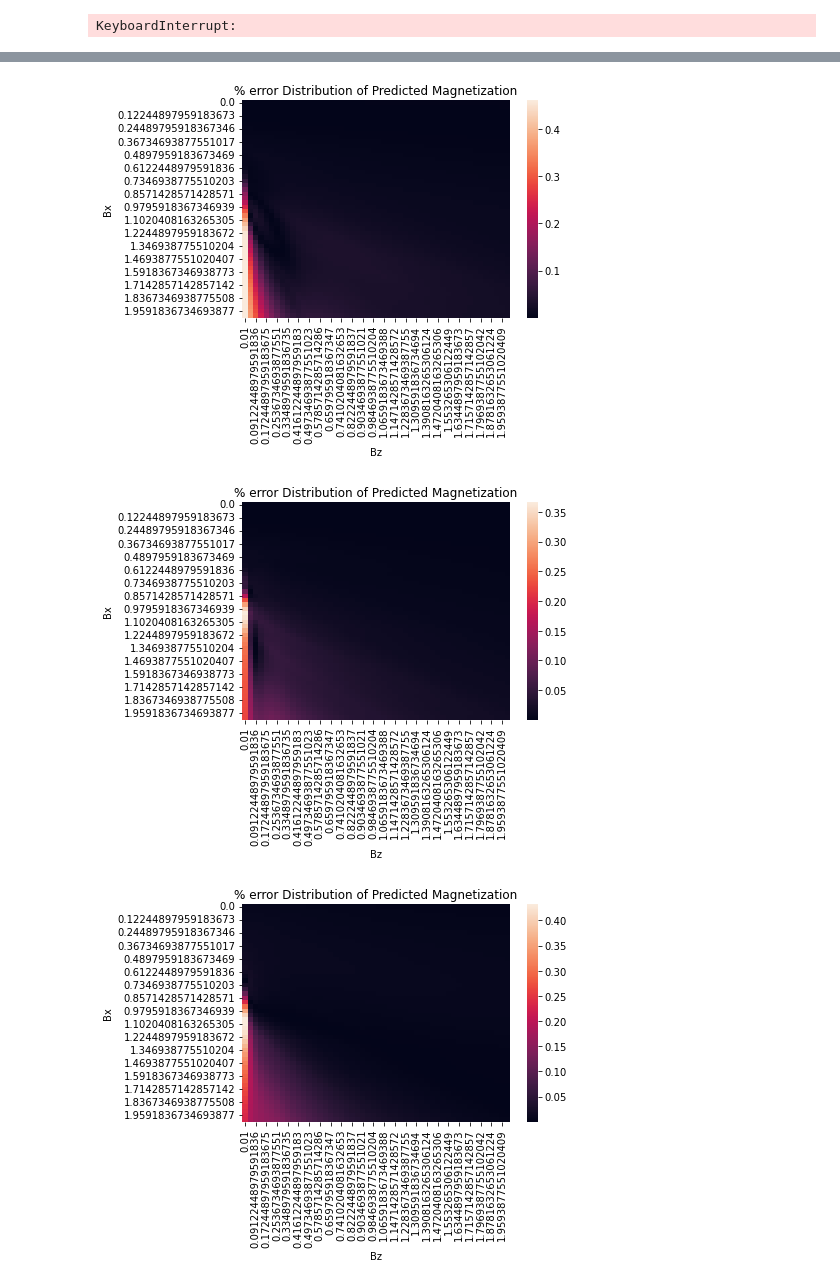
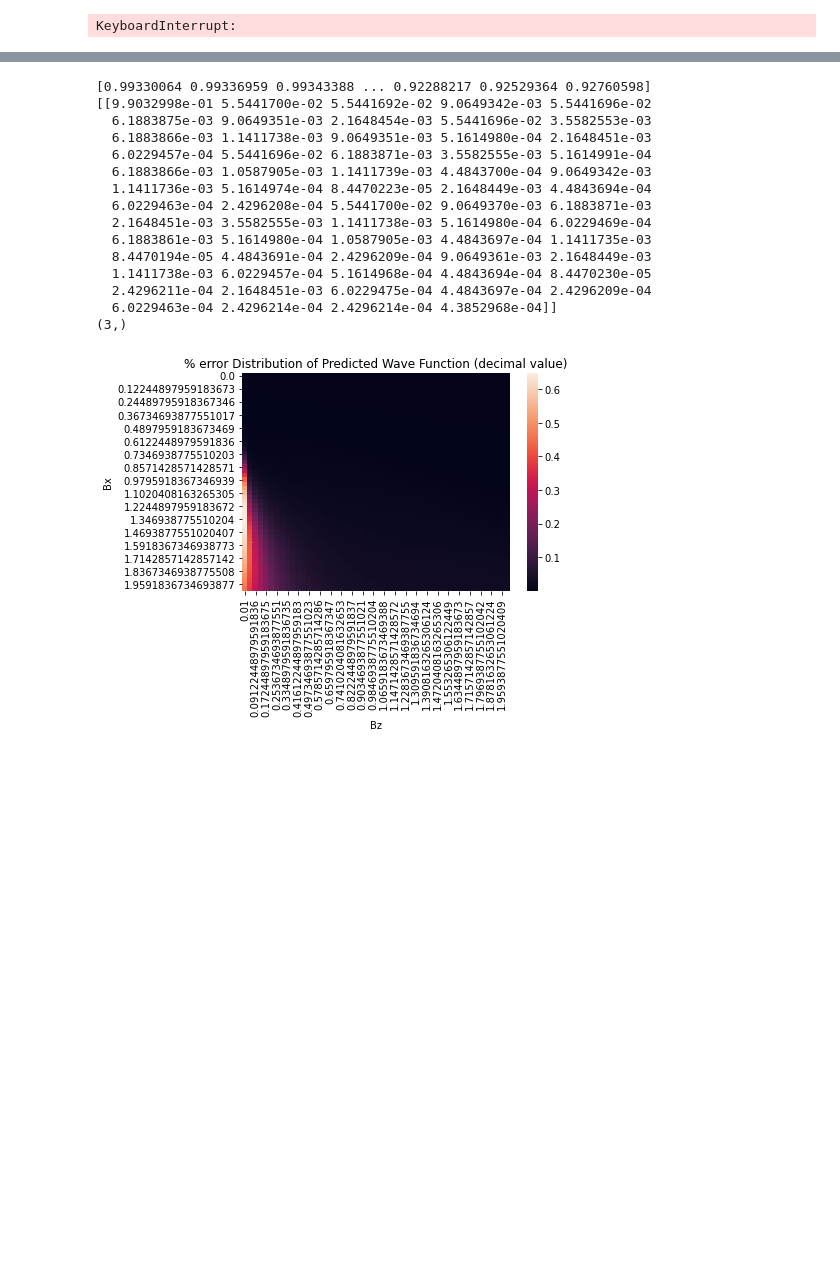
Before and after one commit to szaman19/MPSML, a Jupyter notebook: code/mps/Active_Learning.ipynb, the cells around one changed output, grey strips where cells are left out. Cells and saved outputs as stored; diff of their text form; code cells hidden in the pictures; blank space fills up the shorter version.

```diff
--- a/code/mps/Active_Learning.ipynb
+++ b/code/mps/Active_Learning.ipynb
@@ -122,15 +121,15 @@ def expand_pool(old_pool, error_points, max_pool_size):
     return old_pool
 # %%
 get_dataset = auto_encoder.get_dataset
-data_2 = '2-qubits.bin'
-data_4 = '4-qubits.bin'
-data_6 = '6-qubits.bin'
-data_7 = '7-qubits.bin'
-# data_8 = '8_qubit_crit_data.npz'
+data_2 = '2_qubit_crit_data.npz'
+data_4 = '4_qubit_crit_data.npz'
+data_6 = '6_qubit_crit_data.npz'
+data_7 = '7_qubit_crit_data.npz'
+data_8 = '8_qubit_crit_data.npz'
 # data_9 = '9_qubit_crit_data.npz'
 
 training_n_sizes = [2,4,7]
-validation_n_sizes = [6,8,9]
+validation_n_sizes = [6,8]
 
 pool_size = 2500
 
@@ -236,0 +232,13 @@ OSError: Failed to interpret file '2-qubits.bin' as a pickle
+# %%
+print("Training Validation ", learning_set)
+val_6 = next(iter(val_loaders[0]))
+val_8 = next(iter(val_loaders[1]))
+#val_9 = next(iter(val_loaders[2]))
+val_2 = next(iter(val_loaders[2]))
+val_4 = next(iter(val_loaders[3]))
+val_7 = next(iter(val_loaders[4]))
+
+
+train_sizes = [2,4,7]
+val_sizes = [6,8,2,4,7]
+model, tot_err, val_err, t_errs, val_errs = auto_encoder.mps_fit(mps_size, training_loaders, train_sizes, val_loaders, val_sizes)
@@ -507,28 +583,47 @@ No handles with labels found to put in legend.
 # %%
 import pandas as pd
 import seaborn as sns
 
 data_graph = np.load(data_6)
 Bx = data_graph['fields'].T[6]
 Bz = data_graph['fields'].T[12]
 
+pp=[]
+pp.append(error_data(mag_6,mag_6_t))
+
+print(mag_6)
+print(data_y_6[0].))
+print(np.shape(error_p))
 for i in error_p:
     data = pd.DataFrame(data={'Bx':Bx, 'Bz':Bz, '% error':i})
     data = data.pivot(index='Bx', columns='Bz', values='% error')
 #    plt.hist2d(Bx, By, bins=N_bins, cmap='plasma')
     sns.heatmap(data)
 
     # Plot a colorbar with label.
 #    cb = plt.colorbar()
 
     # Add title and labels to plot.
     plt.title('% error Distribution of Predicted Wave Function (decimal value)')
 #     plt.xlabel('Bx')
 #     plt.ylabel('Bz')
 
     # Show the plot.
     plt.show()
 # %% [output]
+[0.99330064 0.99336959 0.99343388 ... 0.92288217 0.92529364 0.92760598]
+[[9.9032998e-01 5.5441700e-02 5.5441692e-02 9.0649342e-03 5.5441696e-02
+  6.1883875e-03 9.0649351e-03 2.1648454e-03 5.5441696e-02 3.5582553e-03
+  6.1883866e-03 1.1411738e-03 9.0649351e-03 5.1614980e-04 2.1648451e-03
+  6.0229457e-04 5.5441696e-02 6.1883871e-03 3.5582555e-03 5.1614991e-04
+  6.1883866e-03 1.0587905e-03 1.1411739e-03 4.4843700e-04 9.0649342e-03
+  1.1411736e-03 5.1614974e-04 8.4470223e-05 2.1648449e-03 4.4843694e-04
+  6.0229463e-04 2.4296208e-04 5.5441700e-02 9.0649370e-03 6.1883871e-03
+  2.1648451e-03 3.5582555e-03 1.1411738e-03 5.1614980e-04 6.0229469e-04
+  6.1883861e-03 5.1614980e-04 1.0587905e-03 4.4843697e-04 1.1411735e-03
+  8.4470194e-05 4.4843691e-04 2.4296209e-04 9.0649361e-03 2.1648449e-03
+  1.1411738e-03 6.0229457e-04 5.1614968e-04 4.4843694e-04 8.4470230e-05
+  2.4296211e-04 2.1648451e-03 6.0229475e-04 4.4843697e-04 2.4296209e-04
+  6.0229463e-04 2.4296214e-04 2.4296214e-04 4.3852968e-04]]
+(3,)
-[figure, old version]
+[figure, new version]
-[figure, removed]
-[figure, removed]
```
Also changed, not shown: parts of 11 cells of this notebook, 23 other files.
